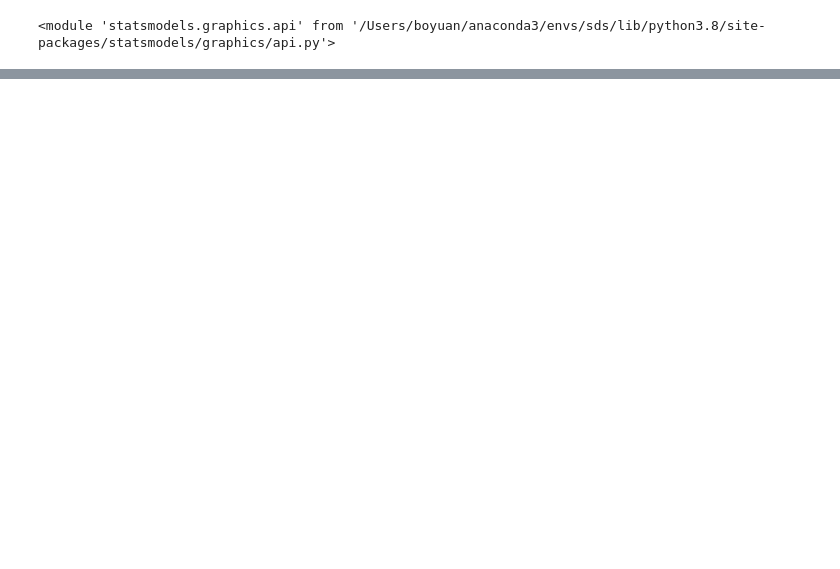
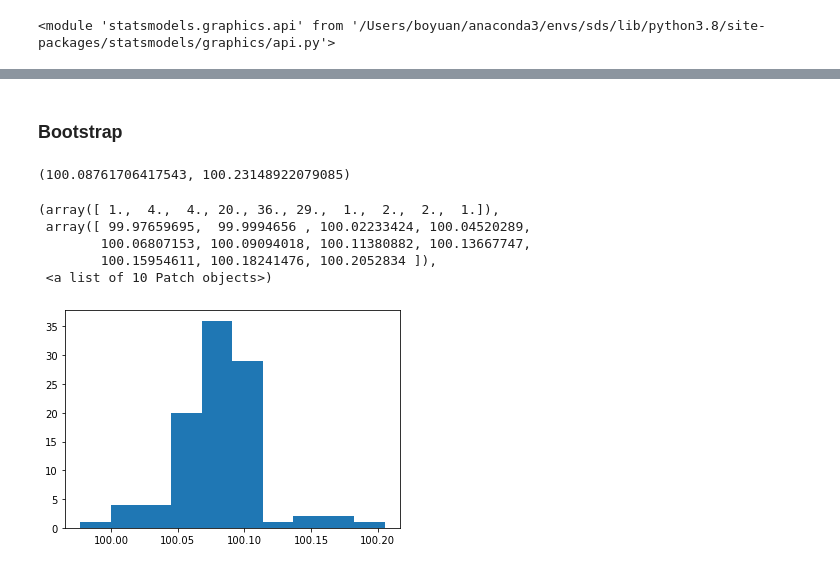
Before and after one commit to boyuan-li/BL-algorithms, a Jupyter notebook: Linear regression.ipynb, the cells around one changed output, grey strips where cells are left out. Cells and saved outputs as stored; diff of their text form; code cells hidden in the pictures; blank space fills up the shorter version.

```diff
--- a/Linear regression.ipynb
+++ b/Linear regression.ipynb
@@ -414,0 +487,6 @@ sm.graphics
+# %%
+def gradient_step(v: Vector, gradient: Vector, step_size: float) -> Vector:
+    """Moves `step_size` in the `gradient` direction from `v`"""
+    assert len(v) == len(gradient)
+    step = scalar_multiply(step_size, gradient)
+    return add(v, step)
@@ -414,0 +603,48 @@ sm.graphics
+# %% [markdown]
+### Bootstrap
+# %%
+X = TypeVar('X')
+Stat = TypeVar('Stat')
+
+def bootstrap_sample(data: List[X]) -> List[X]:
+    '''randomly samples len(data) elements with replacement'''
+    return [random.choice(data) for _ in data]
+
+def bootstrap_statistic(data: List[X],
+                        stats_fn: Callable[[List[X]], Stat],
+                        num_samples: int) -> List[Stat]:
+    '''evaluates stats_fn on num_samples bootstrap samples from data'''
+    return [stats_fn(bootstrap_sample(data)) for _ in range(num_samples)]
+# %%
+close_to_100 = [99.5 + random.random() for _ in range(101)]
+
+far_from_100 = ([99.5 + random.random()] +
+                [random.random() for _ in range(50)] +
+                [200 + random.random() for _ in range(50)])
+# %%
+np.median(close_to_100), np.median(far_from_100)
+# %% [output]
+(100.08761706417543, 100.23148922079085)
+# %%
+def _median_odd(xs: List[float]) -> float:
+    """If len(xs) is odd, the median is the middle element"""
+    return sorted(xs)[len(xs) // 2]
+
+def _median_even(xs: List[float]) -> float:
+    """If len(xs) is even, it's the average of the middle two elements"""
+    sorted_xs = sorted(xs)
+    hi_midpoint = len(xs) // 2  # e.g. length 4 => hi_midpoint 2
+    return (sorted_xs[hi_midpoint - 1] + sorted_xs[hi_midpoint]) / 2
+
+def median(v: List[float]) -> float:
+    """Finds the 'middle-most' value of v"""
+    return _median_even(v) if len(v) % 2 == 0 else _median_odd(v)
+# %%
+plt.hist(bootstrap_statistic(close_to_100, median, 100))
+# %% [output]
+(array([ 1.,  4.,  4., 20., 36., 29.,  1.,  2.,  2.,  1.]),
+ array([ 99.97659695,  99.9994656 , 100.02233424, 100.04520289,
+        100.06807153, 100.09094018, 100.11380882, 100.13667747,
+        100.15954611, 100.18241476, 100.2052834 ]),
+ <a list of 10 Patch objects>)
+[figure, added]
```
Also changed, not shown: parts of 47 cells of this notebook.
